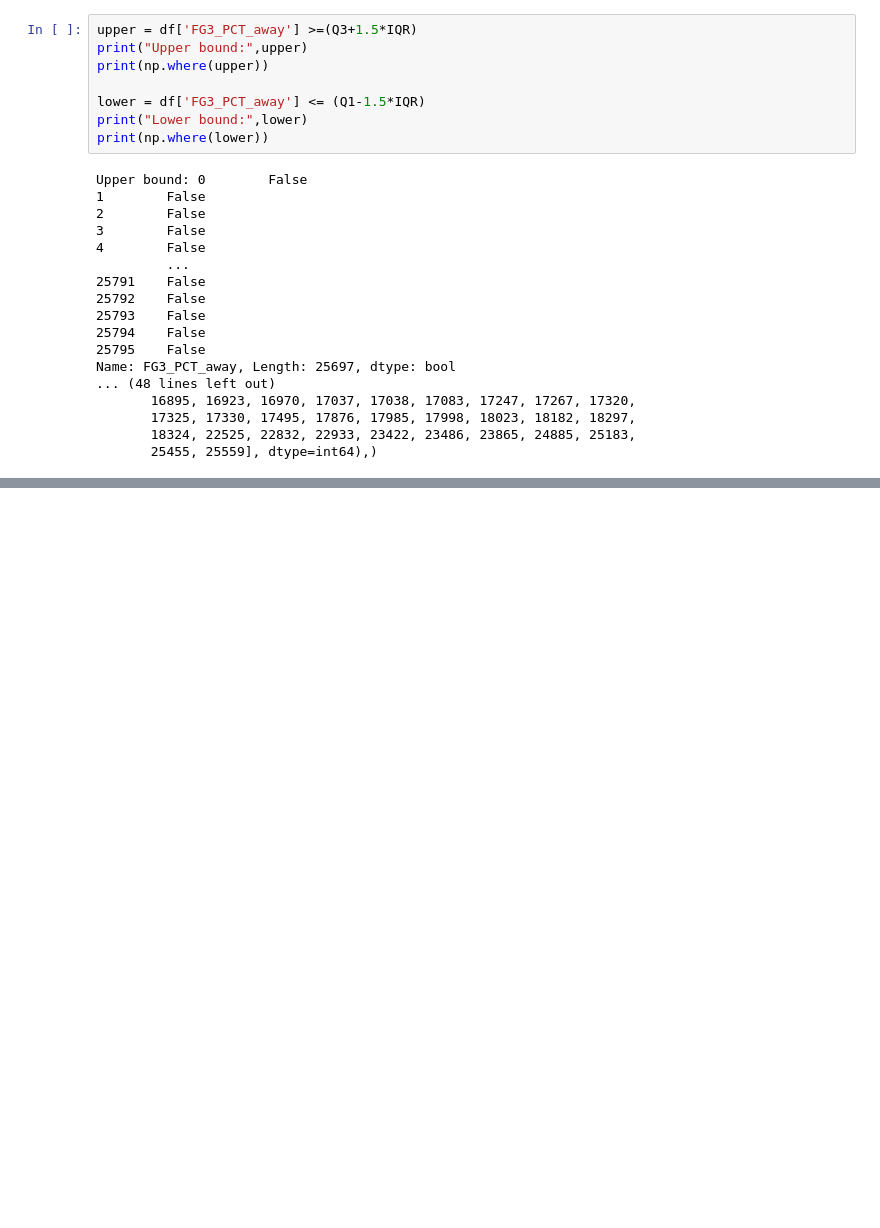
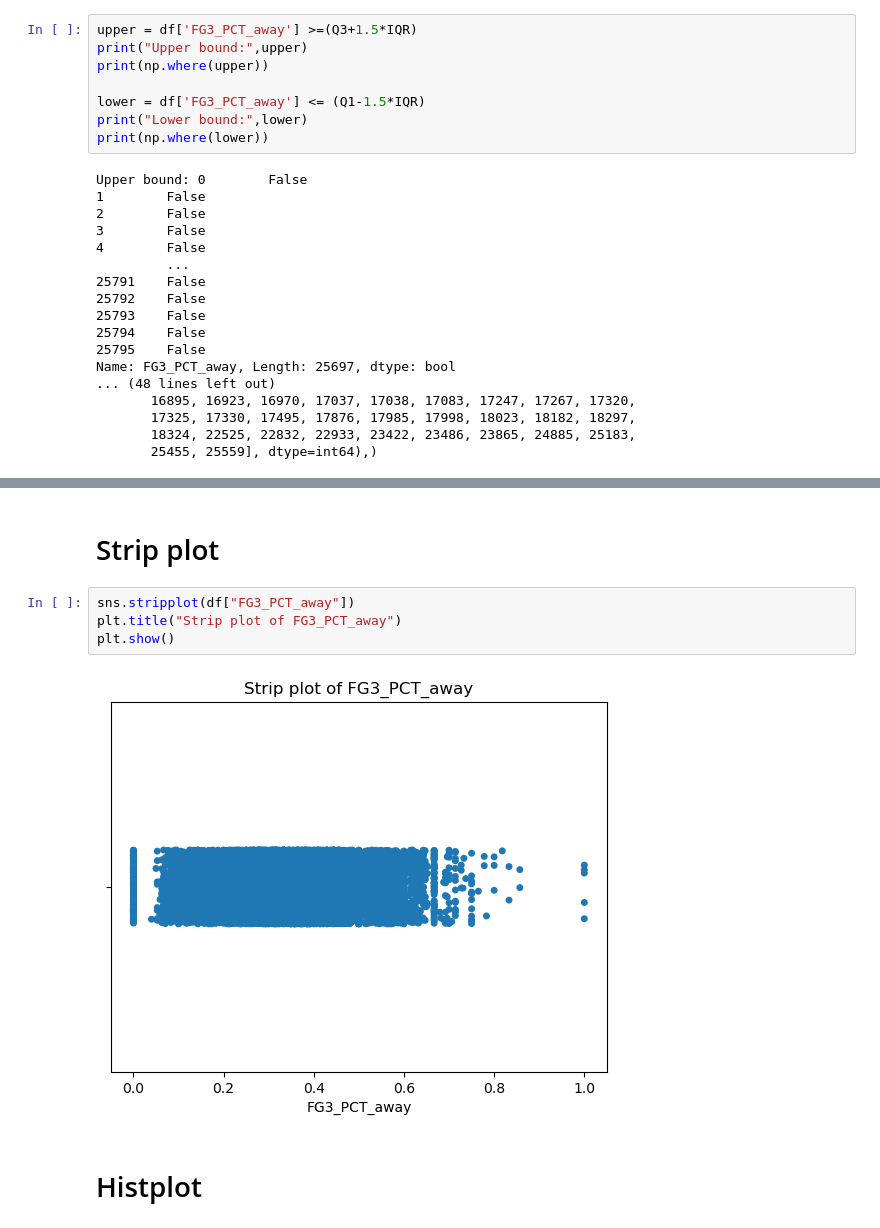
Before and after one commit to swethak2/NBA-games-data, a Jupyter notebook: NBA_games_data.ipynb, the cells around one changed output, grey strips where cells are left out. Drawn from its saved outputs; the diff is of its cells as text; blank space fills up the shorter version.

```diff
--- a/NBA_games_data.ipynb
+++ b/NBA_games_data.ipynb
@@ -346,0 +342,10 @@ sns.boxplot(df['FG3_PCT_away'])
+# %% [markdown]
+# Strip plot
+# %%
+sns.stripplot(df["FG3_PCT_away"])
+plt.title("Strip plot of FG3_PCT_away")
+plt.show()
+# %% [output]
+[figure, added]
+# %% [markdown]
+# Histplot
```
Also changed, not shown: parts of 22 cells of this notebook.
